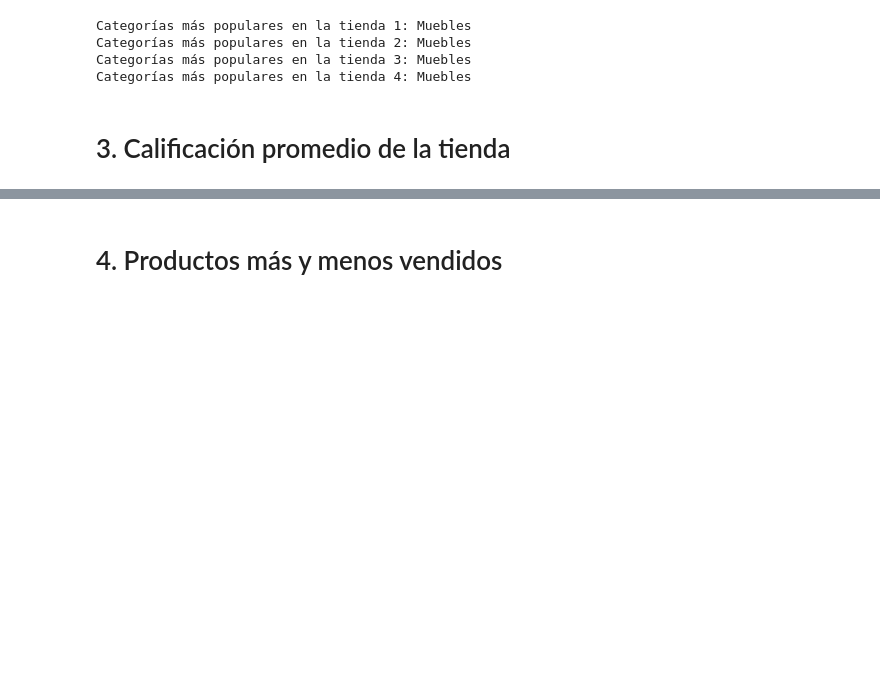
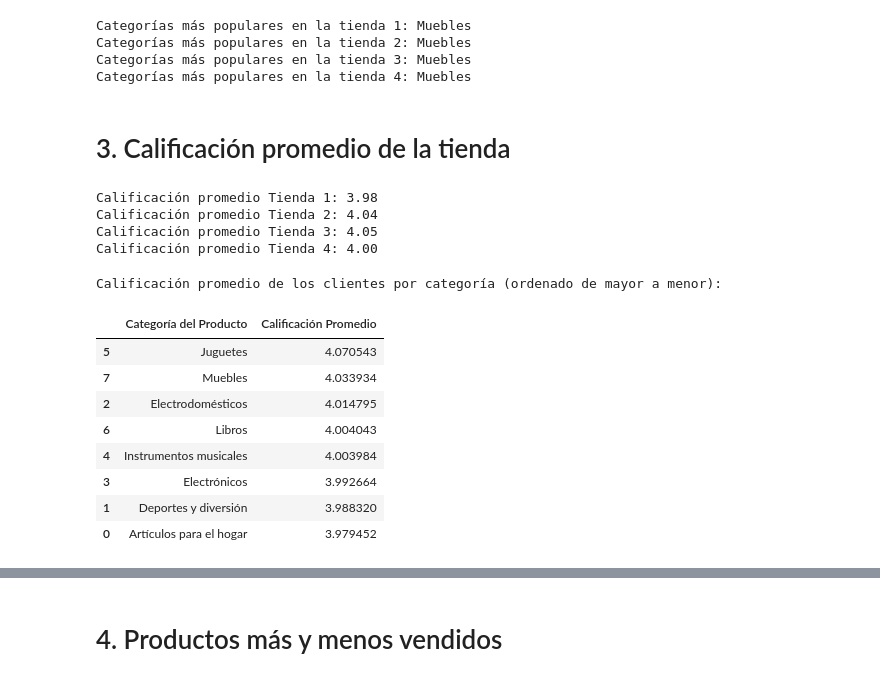
Before and after one commit to Mj-Novoa/challenge1-data-science-latam, a Jupyter notebook: AluraStoreLatam.ipynb, the cells around one changed output, grey strips where cells are left out. Cells and saved outputs as stored; diff of their text form; code cells hidden in the pictures; blank space fills up the shorter version.

```diff
--- a/AluraStoreLatam.ipynb
+++ b/AluraStoreLatam.ipynb
@@ -139,3 +139,37 @@ Categorías más populares en la tienda 3: Muebles
 Categorías más populares en la tienda 4: Muebles
 # %% [markdown]
 # 3. Calificación promedio de la tienda
+# %%
+calificacion_promedio_tienda1 = tienda['Calificación'].mean()
+calificacion_promedio_tienda2 = tienda2['Calificación'].mean()
+calificacion_promedio_tienda3 = tienda3['Calificación'].mean()
+calificacion_promedio_tienda4 = tienda4['Calificación'].mean()
+
+print(f"Calificación promedio Tienda 1: {calificacion_promedio_tienda1:.2f}")
+print(f"Calificación promedio Tienda 2: {calificacion_promedio_tienda2:.2f}")
+print(f"Calificación promedio Tienda 3: {calificacion_promedio_tienda3:.2f}")
+print(f"Calificación promedio Tienda 4: {calificacion_promedio_tienda4:.2f}")
+# %% [output]
+Calificación promedio Tienda 1: 3.98
+Calificación promedio Tienda 2: 4.04
+Calificación promedio Tienda 3: 4.05
+Calificación promedio Tienda 4: 4.00
+# %%
+calificacion_promedio_por_categoria = tiendas_unificadas.groupby('Categoría del Producto')['Calificación'].mean().reset_index()
+calificacion_promedio_por_categoria = calificacion_promedio_por_categoria.rename(columns={'Calificación': 'Calificación Promedio'})
+
+calificacion_promedio_por_categoria = calificacion_promedio_por_categoria.sort_values(by='Calificación Promedio', ascending=False)
+
+print("Calificación promedio de los clientes por categoría (ordenado de mayor a menor):")
+display(calificacion_promedio_por_categoria)
+# %% [output]
+Calificación promedio de los clientes por categoría (ordenado de mayor a menor):
+|  | Categoría del Producto | Calificación Promedio |
+| 5 | Juguetes | 4.070543 |
+| 7 | Muebles | 4.033934 |
+| 2 | Electrodomésticos | 4.014795 |
+| 6 | Libros | 4.004043 |
+| 4 | Instrumentos musicales | 4.003984 |
+| 3 | Electrónicos | 3.992664 |
+| 1 | Deportes y diversión | 3.988320 |
+| 0 | Artículos para el hogar | 3.979452 |
```
Also changed, not shown: parts of 1 cell of this notebook.
